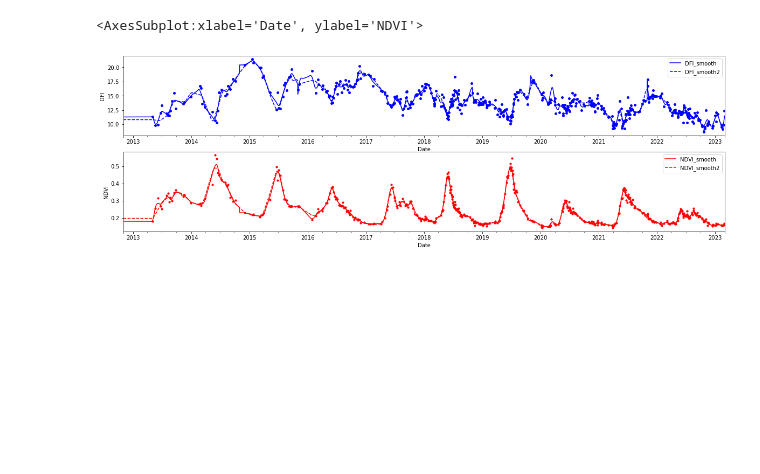
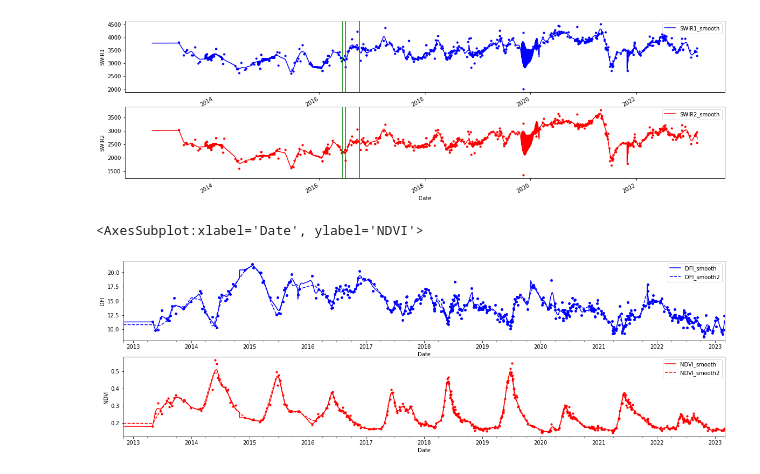
Before and after one commit to kearney-sp/cper_hls_veg_models, a Jupyter notebook: biomass/smooth_extracted_hls.ipynb, the cells around one changed output. Saved outputs shown, nothing was run; the diff lists cells and outputs as text; code cells hidden in the pictures; blank space fills up the shorter version.

```diff
--- a/biomass/smooth_extracted_hls.ipynb
+++ b/biomass/smooth_extracted_hls.ipynb
@@ -41,3 +65,22 @@ df_ts[df_ts['Id'] == plot].plot(x='Date', y= var2 + '_smooth', ax=axs[1], c='red
+# %%
+# plot updated smooth with start of season (blue) and peak of season (red)
+plot = '20SE_P3'
+var1 = 'SWIR1'
+var2 = 'SWIR2'
+
+fig, axs = plt.subplots(figsize=(20, 6), nrows=2)
+df_ts[df_ts['Id'] == plot].plot.scatter(x='Date', y=var1, ax=axs[0], c='blue', s=10)
+df_ts[df_ts['Id'] == plot].plot(x='Date', y= var1 + '_smooth', ax=axs[0], c='blue')
+
+df_ts[df_ts['Id'] == plot].plot.scatter(x='Date', y=var2, ax=axs[1], c='red', s=10)
+df_ts[df_ts['Id'] == plot].plot(x='Date', y= var2 + '_smooth', ax=axs[1], c='red')
+
+for ax in axs:
+    ax.axvline(pd.Timestamp('2016-06-12'), color='g')
+    ax.axvline(pd.Timestamp('2016-06-30'), color='r')
+    ax.axvline(pd.Timestamp('2016-10-5'), color='g')
+# %% [output]
+[figure, added]
 # %%
 df_ts = df_ts.drop_duplicates(subset=['Id', 'Date'], keep='last').copy()
 # %%
```
Also changed, not shown: parts of 5 cells of this notebook, 37 other files.
